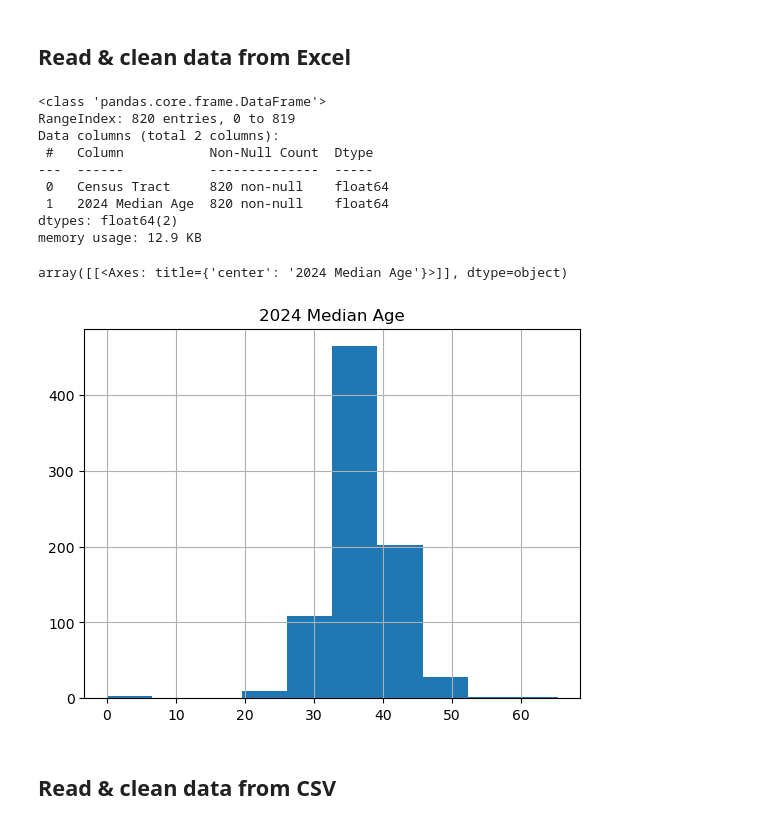
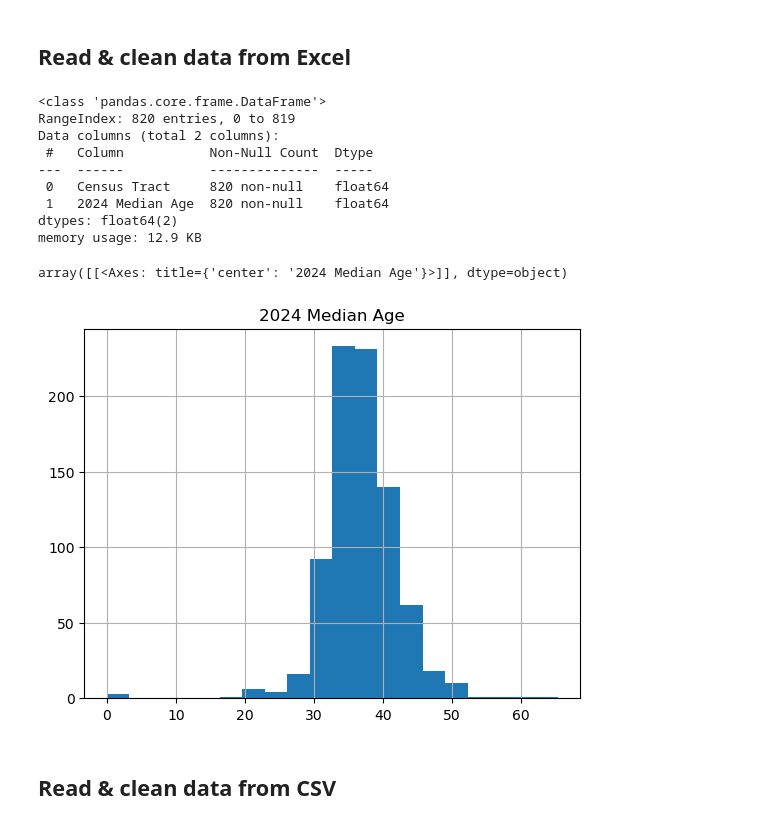
Before and after one commit to arc-research-analytics/lunchAndlearn-08.05.2024, a Jupyter notebook: PandasExplorer.ipynb, the cells around one changed output. Drawn from its saved outputs; the diff is of its cells as text; code cells hidden in the pictures.

```diff
--- a/PandasExplorer.ipynb
+++ b/PandasExplorer.ipynb
@@ -8,33 +8,33 @@ import numpy as np
 # %%
 # read_excel function
 median_age = pd.read_excel('Data/median_age.xlsx', engine='openpyxl')
 
 # use 'type' function to see what we're working with
 type(median_age)
 
 # use 'info' method to find out about the dataframe
 median_age.info()
 
 # use 'astype' to change the Census Tract data type
 median_age['Census Tract'] = median_age['Census Tract'].astype('str')
 
 # remove the decimal from Census Tract column
 median_age['Census Tract'] = median_age['Census Tract'].str.replace('.', '')
 
 # show summary statistics of the dataframe
-median_age.hist(bins=10)
+median_age.hist(bins=20)
 # %% [output]
 <class 'pandas.core.frame.DataFrame'>
 RangeIndex: 820 entries, 0 to 819
 Data columns (total 2 columns):
  #   Column           Non-Null Count  Dtype
 ---  ------           --------------  -----
  0   Census Tract     820 non-null    float64
  1   2024 Median Age  820 non-null    float64
 dtypes: float64(2)
 memory usage: 12.9 KB
 array([[<Axes: title={'center': '2024 Median Age'}>]], dtype=object)
-[figure, old version]
+[figure, new version]
 # %% [markdown]
 ## Read & clean data from CSV
 # %% [markdown]
```
